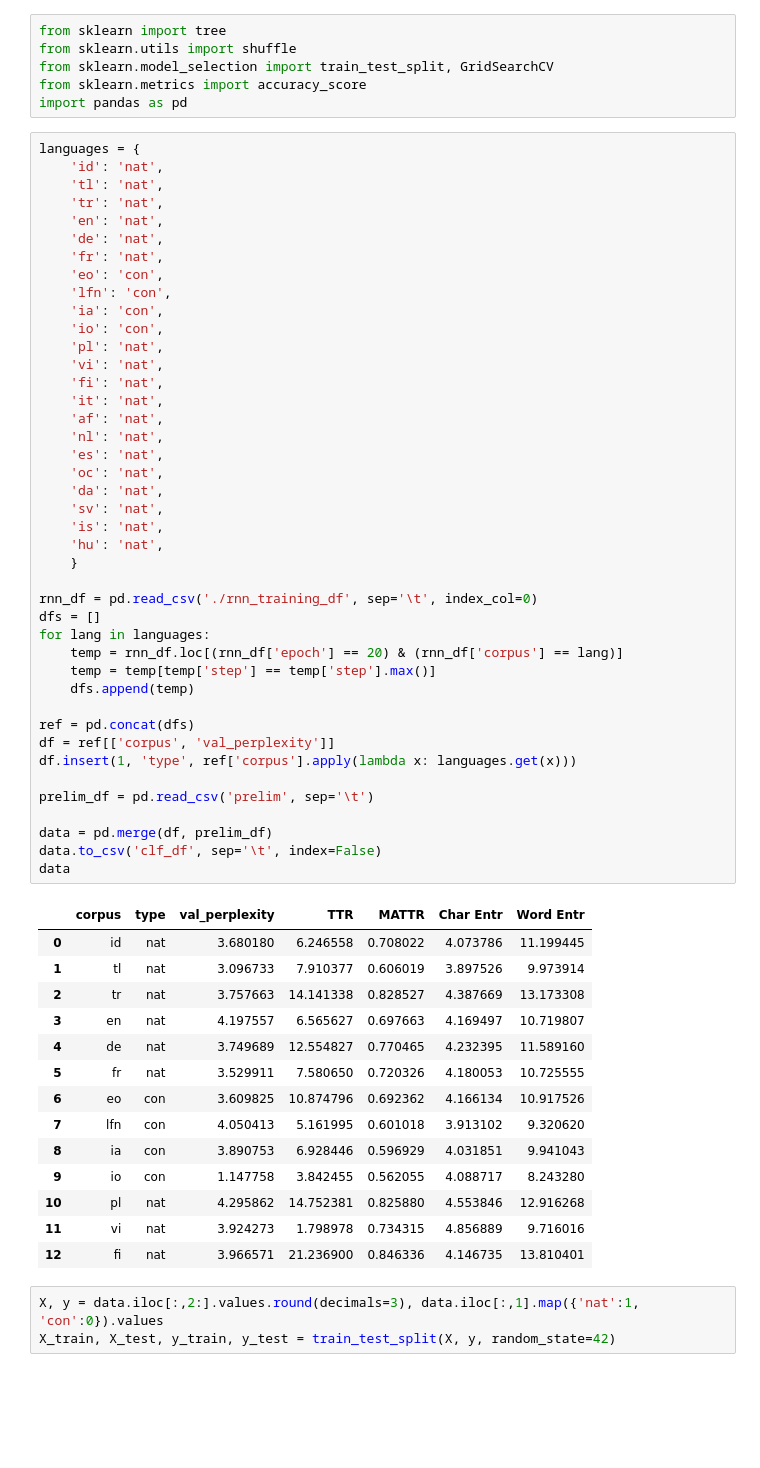
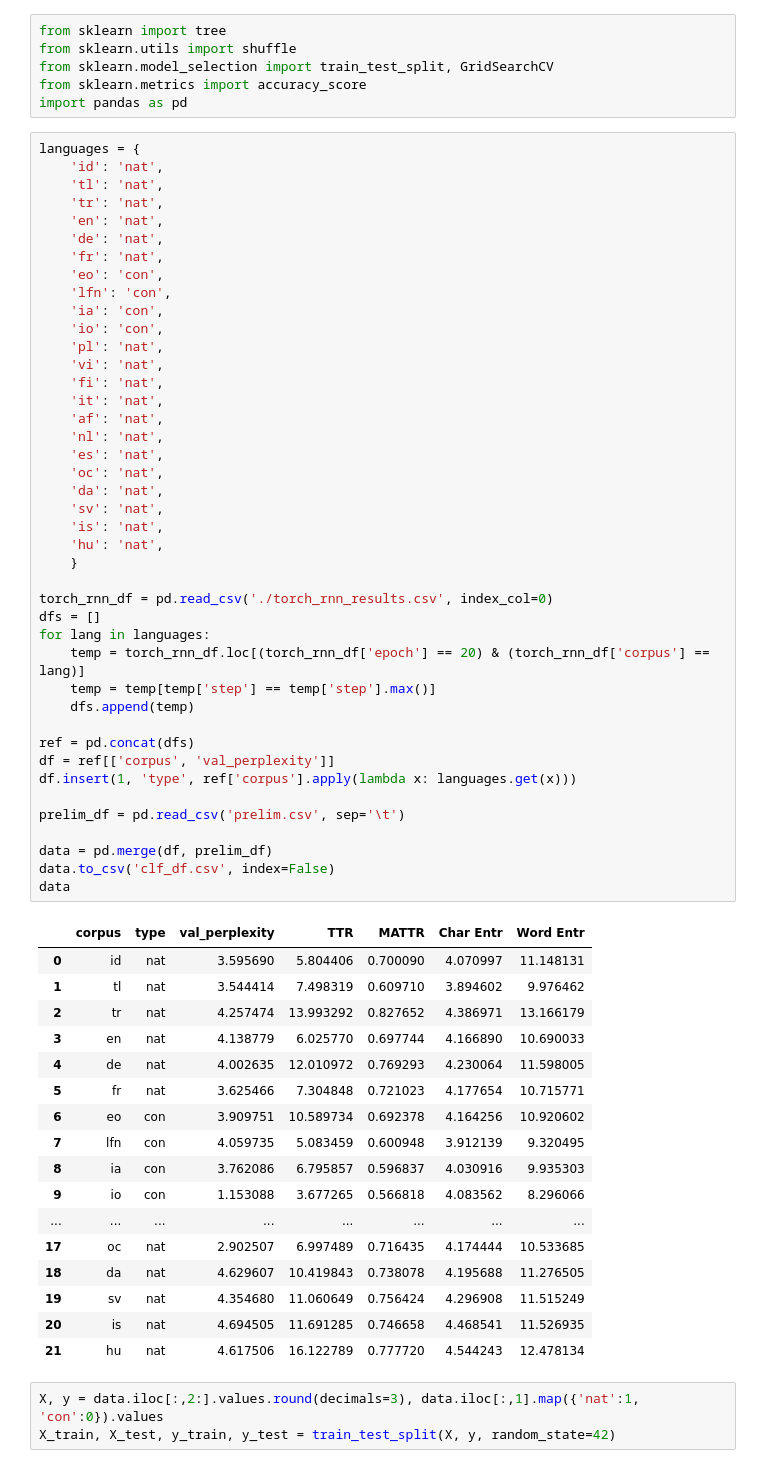
Before and after one commit to kirbergerconnor/iscl-thesis, a Jupyter notebook: decisiontree.ipynb, the cells around one changed output. Cells and saved outputs as stored; diff of their text form; blank space fills up the shorter version.

```diff
--- a/decisiontree.ipynb
+++ b/decisiontree.ipynb
@@ -17,50 +17,53 @@ languages = {
     'ia': 'con',
     'io': 'con',
     'pl': 'nat',
     'vi': 'nat',
     'fi': 'nat',
     'it': 'nat',
     'af': 'nat',
     'nl': 'nat',
     'es': 'nat',
     'oc': 'nat',
     'da': 'nat',
     'sv': 'nat',
     'is': 'nat',
     'hu': 'nat',
     }
 
-rnn_df = pd.read_csv('./rnn_training_df', sep='\t', index_col=0)
+torch_rnn_df = pd.read_csv('./torch_rnn_results.csv', index_col=0)
 dfs = []
 for lang in languages:
-    temp = rnn_df.loc[(rnn_df['epoch'] == 20) & (rnn_df['corpus'] == lang)]
+    temp = torch_rnn_df.loc[(torch_rnn_df['epoch'] == 20) & (torch_rnn_df['corpus'] == lang)]
     temp = temp[temp['step'] == temp['step'].max()]
     dfs.append(temp)
 
 ref = pd.concat(dfs)
 df = ref[['corpus', 'val_perplexity']]
 df.insert(1, 'type', ref['corpus'].apply(lambda x: languages.get(x)))
 
-prelim_df = pd.read_csv('prelim', sep='\t')
+prelim_df = pd.read_csv('prelim.csv', sep='\t')
 
 data = pd.merge(df, prelim_df)
-data.to_csv('clf_df', sep='\t', index=False)
+data.to_csv('clf_df.csv', index=False)
 data
 # %% [output]
 |  | corpus | type | val_perplexity | TTR | MATTR | Char Entr | Word Entr |
-| 0 | id | nat | 3.680180 | 6.246558 | 0.708022 | 4.073786 | 11.199445 |
-| 1 | tl | nat | 3.096733 | 7.910377 | 0.606019 | 3.897526 | 9.973914 |
-| 2 | tr | nat | 3.757663 | 14.141338 | 0.828527 | 4.387669 | 13.173308 |
-| 3 | en | nat | 4.197557 | 6.565627 | 0.697663 | 4.169497 | 10.719807 |
-| 4 | de | nat | 3.749689 | 12.554827 | 0.770465 | 4.232395 | 11.589160 |
-| 5 | fr | nat | 3.529911 | 7.580650 | 0.720326 | 4.180053 | 10.725555 |
-| 6 | eo | con | 3.609825 | 10.874796 | 0.692362 | 4.166134 | 10.917526 |
-| 7 | lfn | con | 4.050413 | 5.161995 | 0.601018 | 3.913102 | 9.320620 |
-| 8 | ia | con | 3.890753 | 6.928446 | 0.596929 | 4.031851 | 9.941043 |
-| 9 | io | con | 1.147758 | 3.842455 | 0.562055 | 4.088717 | 8.243280 |
-| 10 | pl | nat | 4.295862 | 14.752381 | 0.825880 | 4.553846 | 12.916268 |
-| 11 | vi | nat | 3.924273 | 1.798978 | 0.734315 | 4.856889 | 9.716016 |
-| 12 | fi | nat | 3.966571 | 21.236900 | 0.846336 | 4.146735 | 13.810401 |
+| 0 | id | nat | 3.595690 | 5.804406 | 0.700090 | 4.070997 | 11.148131 |
+| 1 | tl | nat | 3.544414 | 7.498319 | 0.609710 | 3.894602 | 9.976462 |
+| 2 | tr | nat | 4.257474 | 13.993292 | 0.827652 | 4.386971 | 13.166179 |
+| 3 | en | nat | 4.138779 | 6.025770 | 0.697744 | 4.166890 | 10.690033 |
+| 4 | de | nat | 4.002635 | 12.010972 | 0.769293 | 4.230064 | 11.598005 |
+| 5 | fr | nat | 3.625466 | 7.304848 | 0.721023 | 4.177654 | 10.715771 |
+| 6 | eo | con | 3.909751 | 10.589734 | 0.692378 | 4.164256 | 10.920602 |
+| 7 | lfn | con | 4.059735 | 5.083459 | 0.600948 | 3.912139 | 9.320495 |
+| 8 | ia | con | 3.762086 | 6.795857 | 0.596837 | 4.030916 | 9.935303 |
+| 9 | io | con | 1.153088 | 3.677265 | 0.566818 | 4.083562 | 8.296066 |
+| ... | ... | ... | ... | ... | ... | ... | ... |
+| 17 | oc | nat | 2.902507 | 6.997489 | 0.716435 | 4.174444 | 10.533685 |
+| 18 | da | nat | 4.629607 | 10.419843 | 0.738078 | 4.195688 | 11.276505 |
+| 19 | sv | nat | 4.354680 | 11.060649 | 0.756424 | 4.296908 | 11.515249 |
+| 20 | is | nat | 4.694505 | 11.691285 | 0.746658 | 4.468541 | 11.526935 |
+| 21 | hu | nat | 4.617506 | 16.122789 | 0.777720 | 4.544243 | 12.478134 |
 # %%
 X, y = data.iloc[:,2:].values.round(decimals=3), data.iloc[:,1].map({'nat':1, 'con':0}).values
 X_train, X_test, y_train, y_test = train_test_split(X, y, random_state=42)
```
Also changed, not shown: parts of 3 cells of this notebook, 2 other files.
